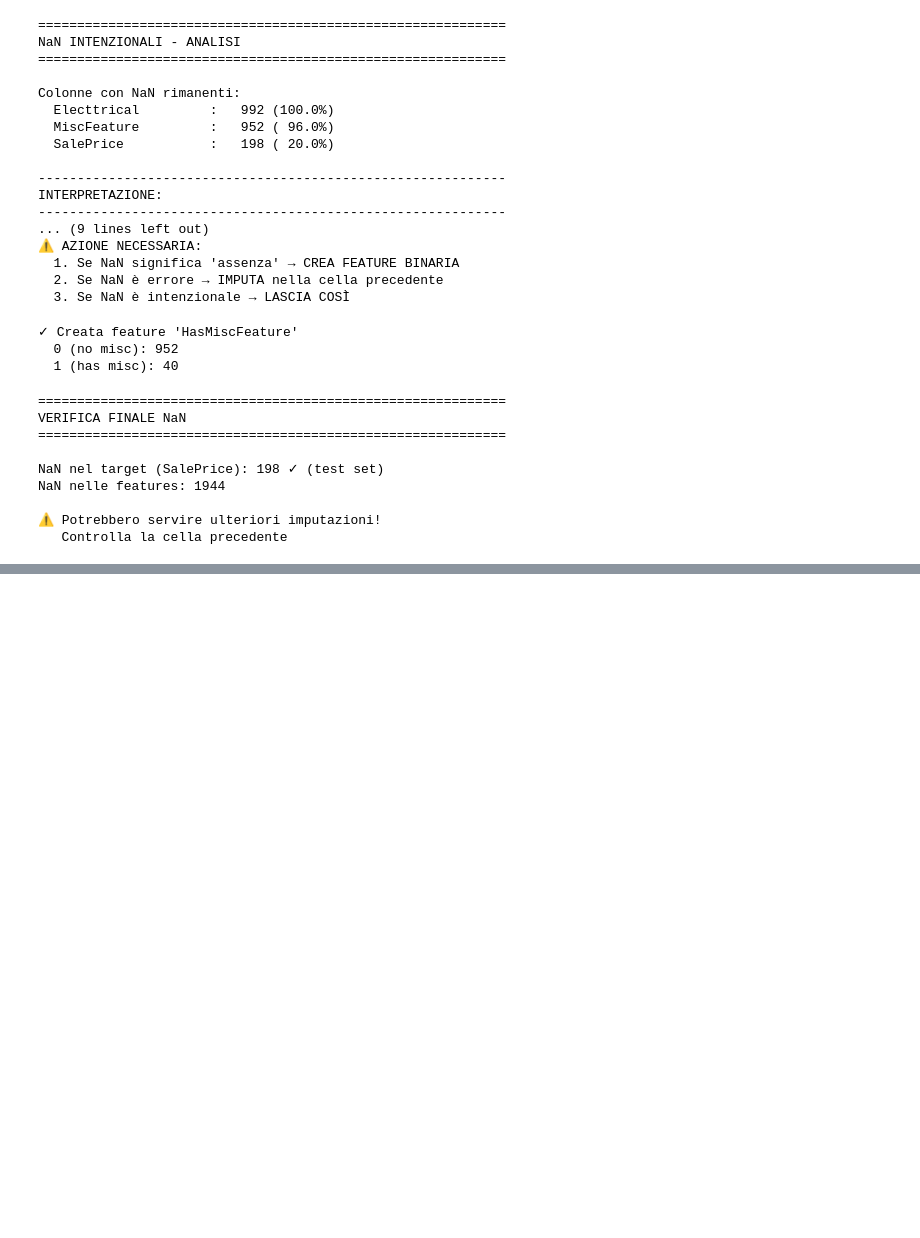
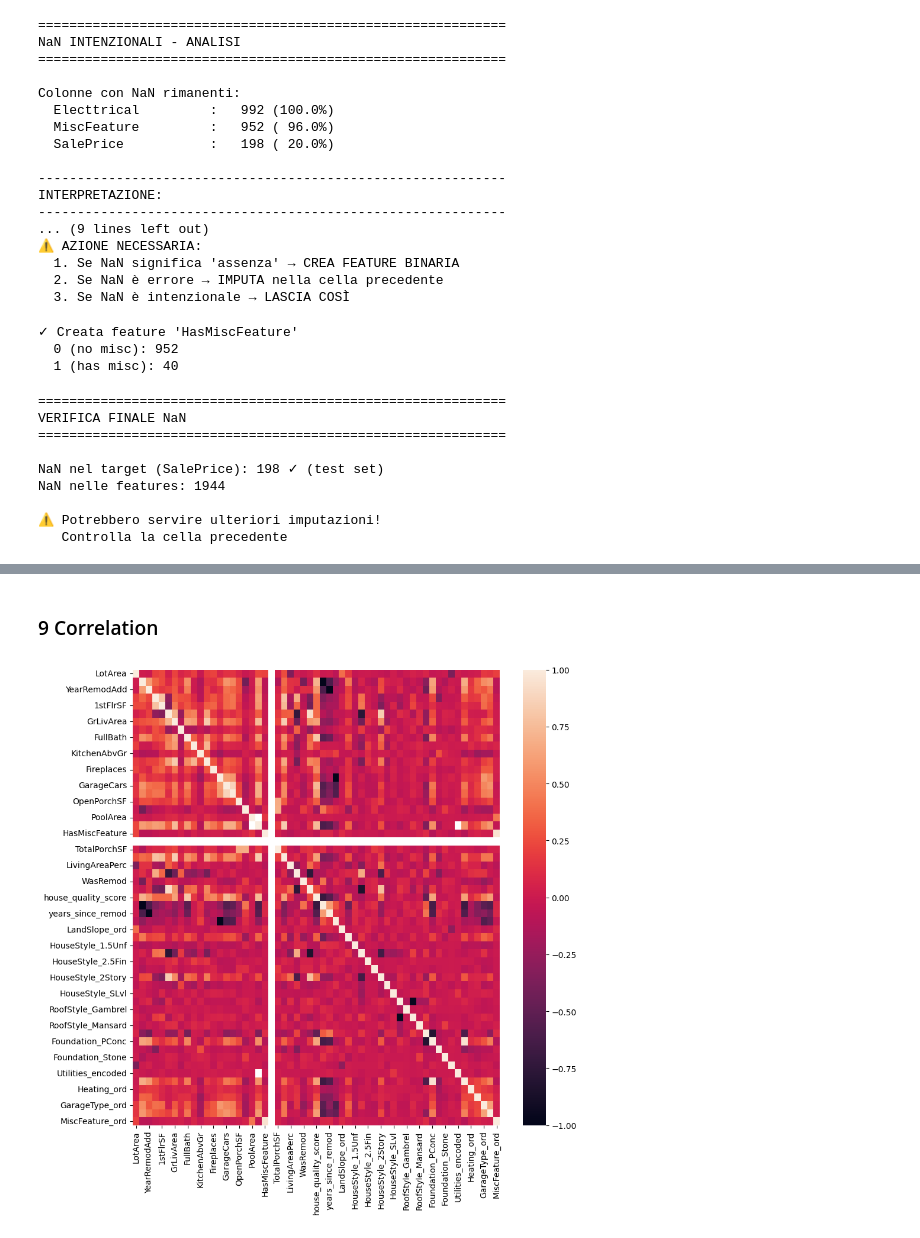
Before and after one commit to GiacomoBCN/phytonTest, a Jupyter notebook: Canovaccio/Data_preparetion_Can.ipynb, the cells around one changed output, grey strips where cells are left out. Drawn from its saved outputs; the diff is of its cells as text; code cells hidden in the pictures; blank space fills up the shorter version.

```diff
--- a/Canovaccio/Data_preparetion_Can.ipynb
+++ b/Canovaccio/Data_preparetion_Can.ipynb
@@ -487,0 +972,21 @@ NaN nelle features: 1944
+# %%
+# =============================================================================
+# DROP COLONNE ORDINALI ENCODATE
+# =============================================================================
+
+cols_to_drop = [
+    'Foundation',
+    'Heating',
+    'Electrical',
+    'GarageType',
+    'GarageFinish',
+    'MiscFeature',
+]
+
+# Rimuovi solo quelle che esistono
+cols_existing = [col for col in cols_to_drop if col in df.columns]
+
+if cols_existing:
+    df.drop(columns=cols_existing, inplace=True)
+    print(f"✓ Rimosse {len(cols_existing)} colonne")
+    print(f"  Shape: {df.shape}")
@@ -487,0 +1055,23 @@ NaN nelle features: 1944
+# %%
+df.drop(columns=['Electtrical'], inplace=True)
+# %% [markdown]
+### 9 Correlation
+# %%
+# =============================================================================
+# HIGH CORRELATIONS
+# =============================================================================
+# Trova e rimuovi features altamente correlate
+
+import matplotlib.pyplot as plt
+import seaborn as sns
+import numpy as np
+
+# Calcola matrice di correlazione
+corrs = df.corr(numeric_only=True)
+
+# Visualizza heatmap
+plt.figure(figsize=(10, 10))
+sns.heatmap(corrs, vmin=-1, vmax=1)
+plt.show()
+# %% [output]
+[figure, added]
```
Also changed, not shown: parts of 55 cells of this notebook, 8 other files.
